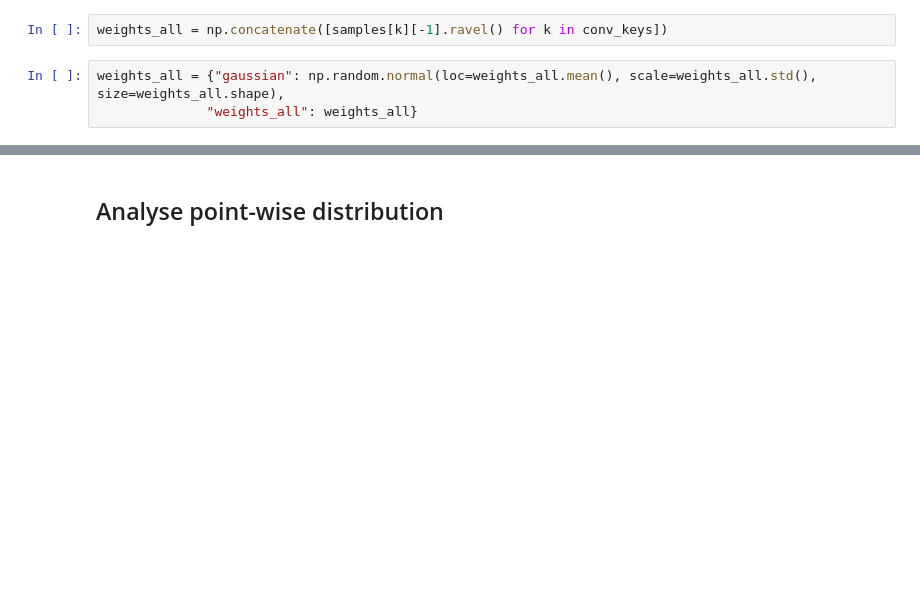
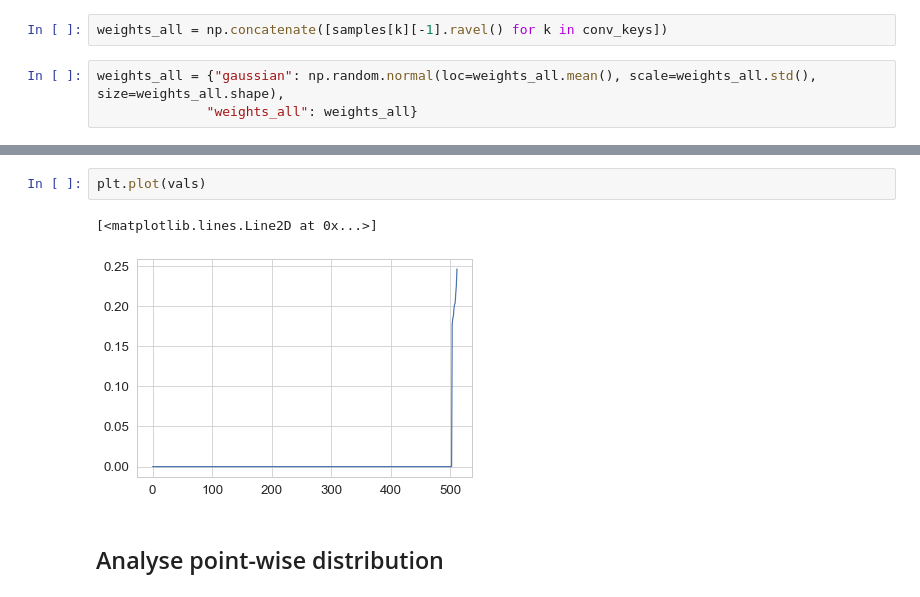
Before and after one commit to ratschlab/bnn_priors, a Jupyter notebook: experiments/3.4_Analyse_empirical_weight_distributions.ipynb, the cells around one changed output, grey strips where cells are left out. Drawn from its saved outputs; the diff is of its cells as text; blank space fills up the shorter version.

```diff
--- a/experiments/3.4_Analyse_empirical_weight_distributions.ipynb
+++ b/experiments/3.4_Analyse_empirical_weight_distributions.ipynb
@@ -246,3 +392,8 @@ weights_all = {"gaussian": np.random.normal(loc=weights_all.mean(), scale=weight
+# %%
+plt.plot(vals)
+# %% [output]
+[<matplotlib.lines.Line2D at 0x...>]
+[figure, added]
 # %% [markdown]
 ## Analyse point-wise distribution
 # %%
```
Also changed, not shown: parts of 16 cells of this notebook, 3 other files.
